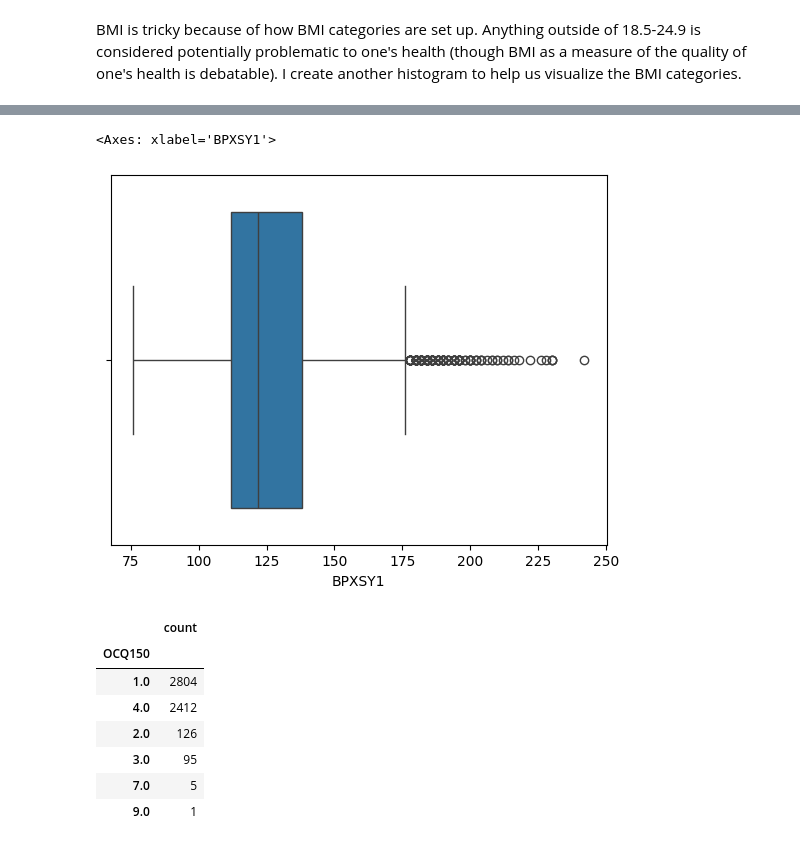
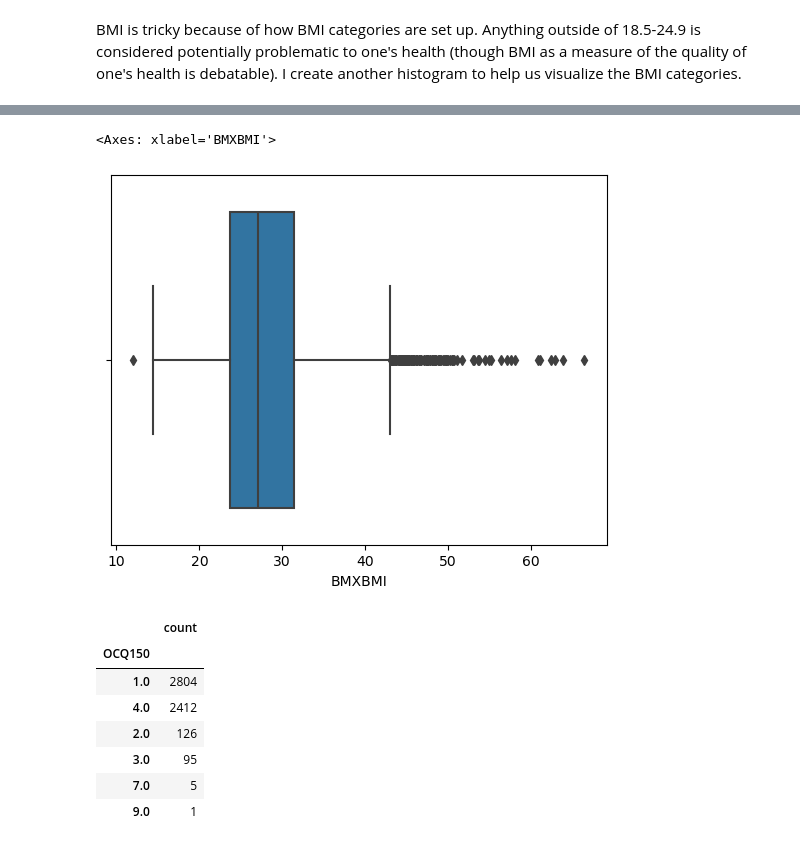
Before and after one commit to imthatpiggy/ml_project1, a Jupyter notebook: DS3001_Project1_EDA_.ipynb, the cells around one changed output, grey strips where cells are left out. Drawn from its saved outputs; the diff is of its cells as text; code cells hidden in the pictures.

```diff
--- a/DS3001_Project1_EDA_.ipynb
+++ b/DS3001_Project1_EDA_.ipynb
@@ -4,0 +40,5 @@ Angelika Baloy (ybm4rn)
+# %%
+body = pd.read_sas("./data/BMX.xpt", format="xport")
+occupation = pd.read_sas("./data/OCQ.xpt", format="xport")
+blood_pressure = pd.read_sas("./data/BPX.xpt", format="xport")
+heart = pd.read_sas("./data/CDQ.xpt", format="xport")
@@ -4,0 +55,5 @@ Angelika Baloy (ybm4rn)
+# %%
+df = df.merge(body, on="SEQN", how="left")
+df = df.merge(occupation, on="SEQN", how="left")
+df = df.merge(blood_pressure, on="SEQN", how="left")
+df = df.merge(heart, on="SEQN", how="left")
@@ -4,0 +80,18 @@ Angelika Baloy (ybm4rn)
+# %%
+var_set = [
+    "ELIGSTAT", "MORTSTAT", "PERMTH_INT", #eligiblity, mortality status, months since follow-up
+    "RIDAGEEX", #age
+    "RIAGENDR", #sex
+    "DMDEDUC2", #highest grade or level completed
+    "INDFMPIR", #ratio of family income to poverty
+    "BMXBMI", #body mass index
+    "BPXSY1", #blood pressure, specifically pressure in artieries when heart beats
+    "OCQ150", #type of work done last week
+]
+
+df_altered = df[var_set]
+df_altered = df_altered[df_altered["ELIGSTAT"] == 1] #we will only be analyzing the participants that are eligible
+missing_altered = df_altered.isnull().sum()
+missing_altered[missing_altered > 0].sort_values(ascending=False)
+
+#df_altered['RIDAGEEX'].describe()
@@ -9,7 +123,7 @@ import seaborn as sns
 import matplotlib.pyplot as plt
 # %%
 # convert to df and removed observations with missing age
-df_altered = pd.DataFrame(df_altered.dropna(subset=['RIDAGEEX'])
+df_altered = pd.DataFrame(df_altered.dropna(subset=['RIDAGEEX']))
 # %% [markdown]
 We are working with a total of 7 variables to predict mortality (MORTSTAT) and life expectancy (PERMTH_INT). First, I'd like to explore these two variables.
 # %%
@@ -208,10 +313,10 @@ sns.histplot(df_altered['BPXSY1'])
 # %%
 # Looking for outliers
-sns.boxplot(df_altered['BPXSY1'], orient='h')
+sns.boxplot(x=df_altered['BMXBMI'])
 # There are several upper outliers
 # %% [output]
-<Axes: xlabel='BPXSY1'>
+<Axes: xlabel='BMXBMI'>
-[figure, old version]
+[figure, new version]
 # %%
 # Occupation - type of work done last week
 df_altered['OCQ150'].value_counts()
```
Also changed, not shown: parts of 25 cells of this notebook, 1 other file.
